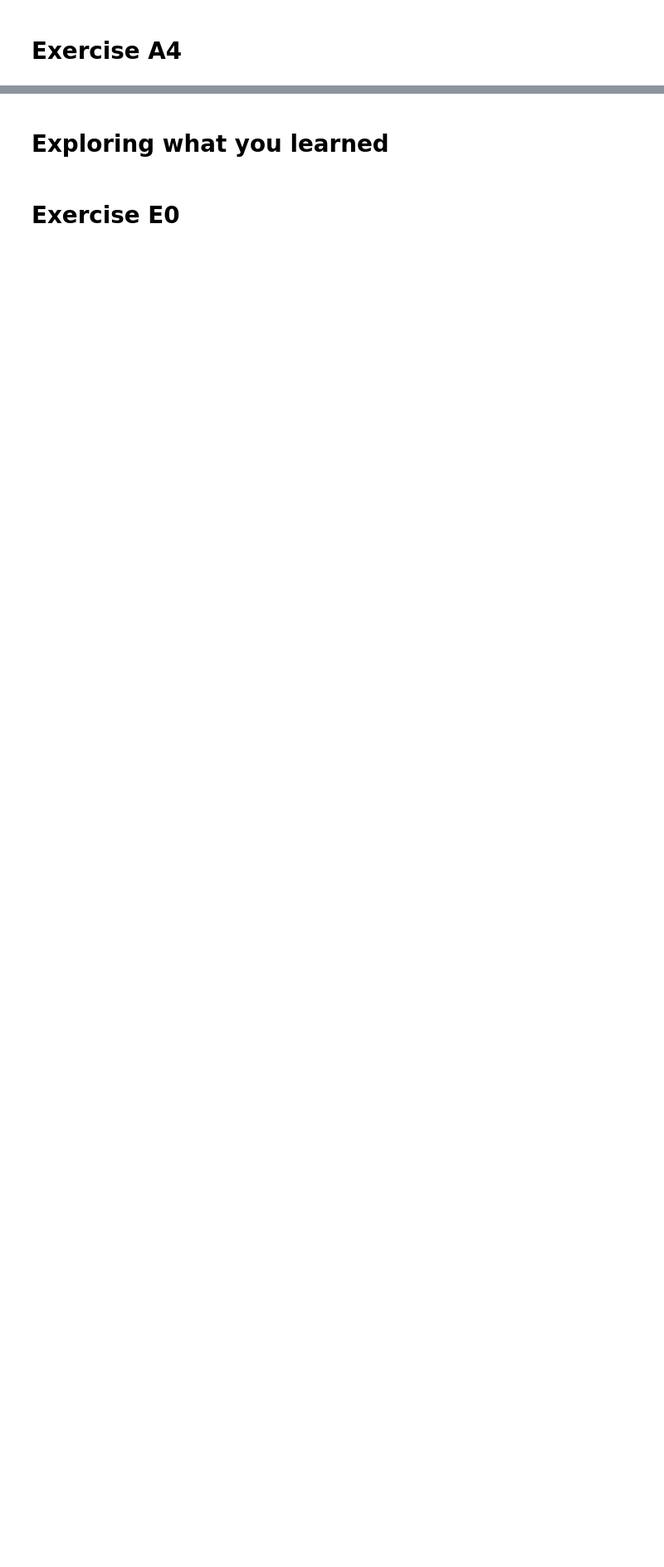
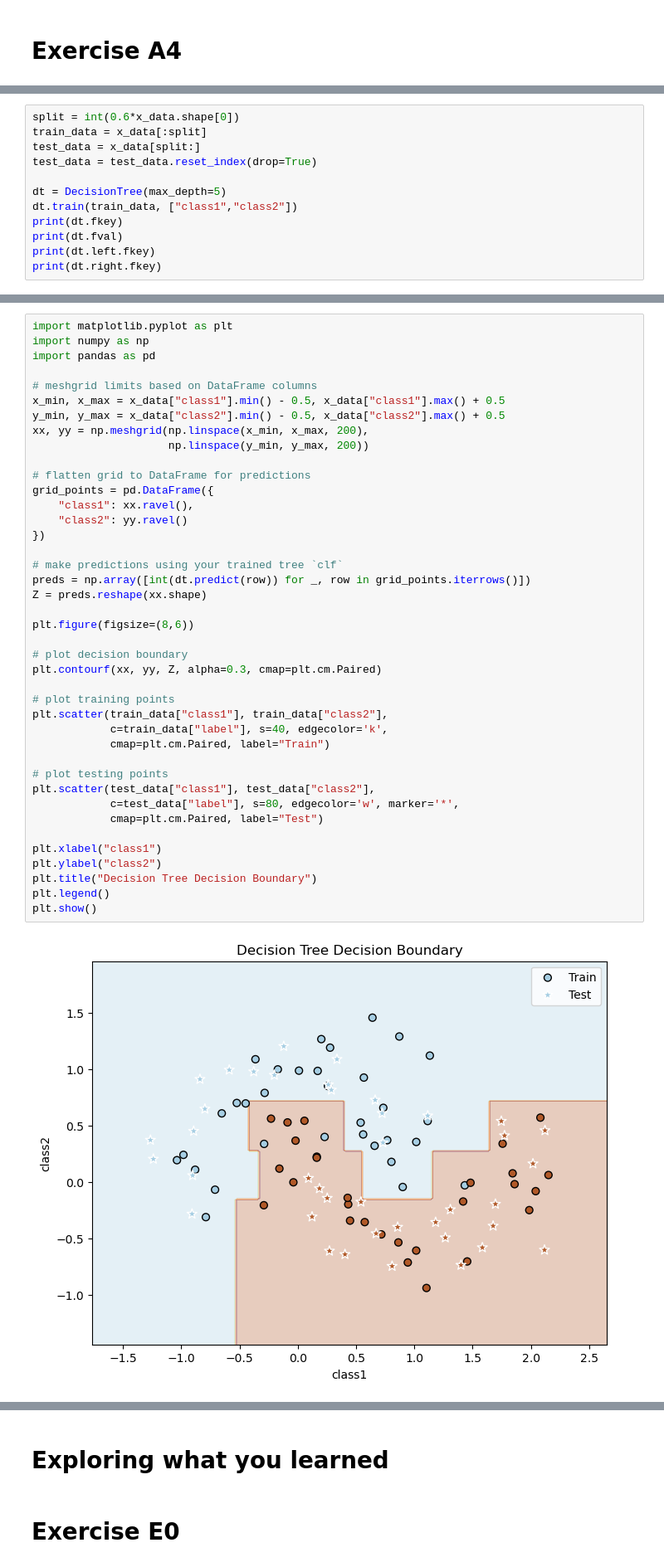
Before and after one commit to Simon-Simonsen/ML_Exercises, a Jupyter notebook: Week8_Exercises_DecisionTree-20251021/Exercises_DT.ipynb, the cells around one changed output, grey strips where cells are left out. Shown: that part at 83% size. Saved outputs shown, nothing was run; the diff lists cells and outputs as text; blank space fills up the shorter version.

Commit message:
Trying and implement a function decision tree for a moonmoon binary problem.

```diff
--- a/Week8_Exercises_DecisionTree-20251021/Exercises_DT.ipynb
+++ b/Week8_Exercises_DecisionTree-20251021/Exercises_DT.ipynb
@@ -514,0 +636,12 @@ Your tasks are:
+# %%
+split = int(0.6*x_data.shape[0])
+train_data = x_data[:split]
+test_data = x_data[split:]
+test_data = test_data.reset_index(drop=True)
+
+dt = DecisionTree(max_depth=5)
+dt.train(train_data, ["class1","class2"])
+print(dt.fkey)
+print(dt.fval)
+print(dt.left.fkey)
+print(dt.right.fkey)
@@ -514,0 +653,43 @@ Your tasks are:
+# %%
+import matplotlib.pyplot as plt
+import numpy as np
+import pandas as pd
+
+# meshgrid limits based on DataFrame columns
+x_min, x_max = x_data["class1"].min() - 0.5, x_data["class1"].max() + 0.5
+y_min, y_max = x_data["class2"].min() - 0.5, x_data["class2"].max() + 0.5
+xx, yy = np.meshgrid(np.linspace(x_min, x_max, 200),
+                     np.linspace(y_min, y_max, 200))
+
+# flatten grid to DataFrame for predictions
+grid_points = pd.DataFrame({
+    "class1": xx.ravel(),
+    "class2": yy.ravel()
+})
+
+# make predictions using your trained tree `clf`
+preds = np.array([int(dt.predict(row)) for _, row in grid_points.iterrows()])
+Z = preds.reshape(xx.shape)
+
+plt.figure(figsize=(8,6))
+
+# plot decision boundary
+plt.contourf(xx, yy, Z, alpha=0.3, cmap=plt.cm.Paired)
+
+# plot training points
+plt.scatter(train_data["class1"], train_data["class2"],
+            c=train_data["label"], s=40, edgecolor='k',
+            cmap=plt.cm.Paired, label="Train")
+
+# plot testing points
+plt.scatter(test_data["class1"], test_data["class2"],
+            c=test_data["label"], s=80, edgecolor='w', marker='*',
+            cmap=plt.cm.Paired, label="Test")
+
+plt.xlabel("class1")
+plt.ylabel("class2")
+plt.title("Decision Tree Decision Boundary")
+plt.legend()
+plt.show()
+# %% [output]
+[figure, added]
```
Also changed, not shown: parts of 5 cells of this notebook.
